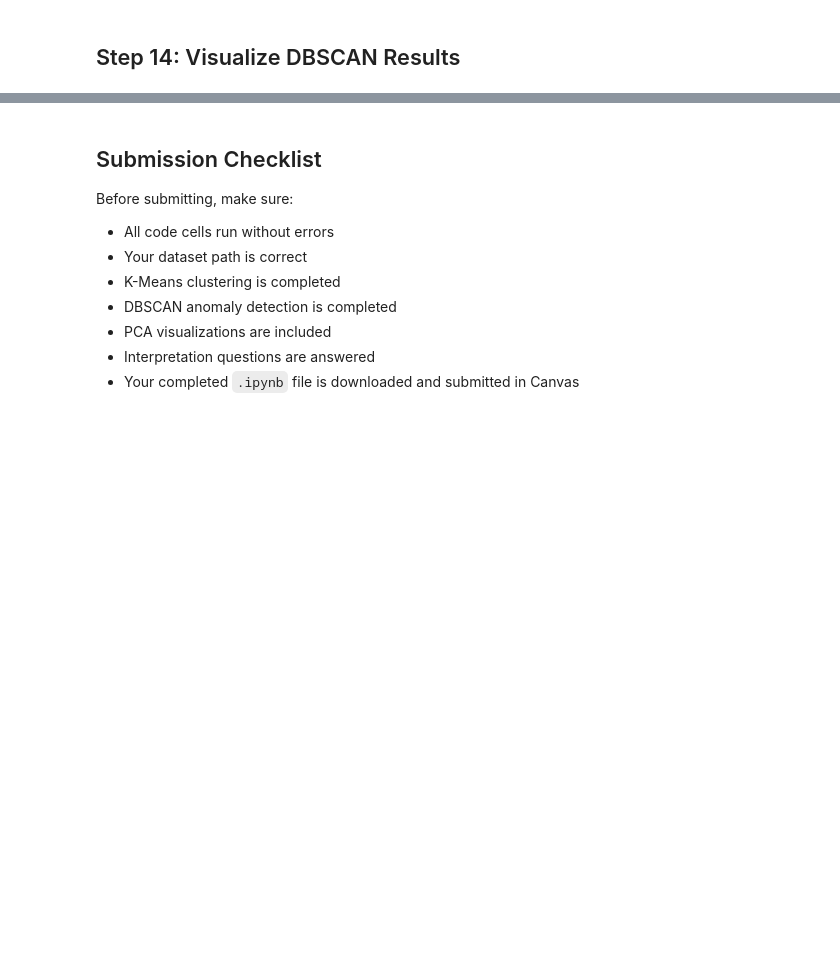
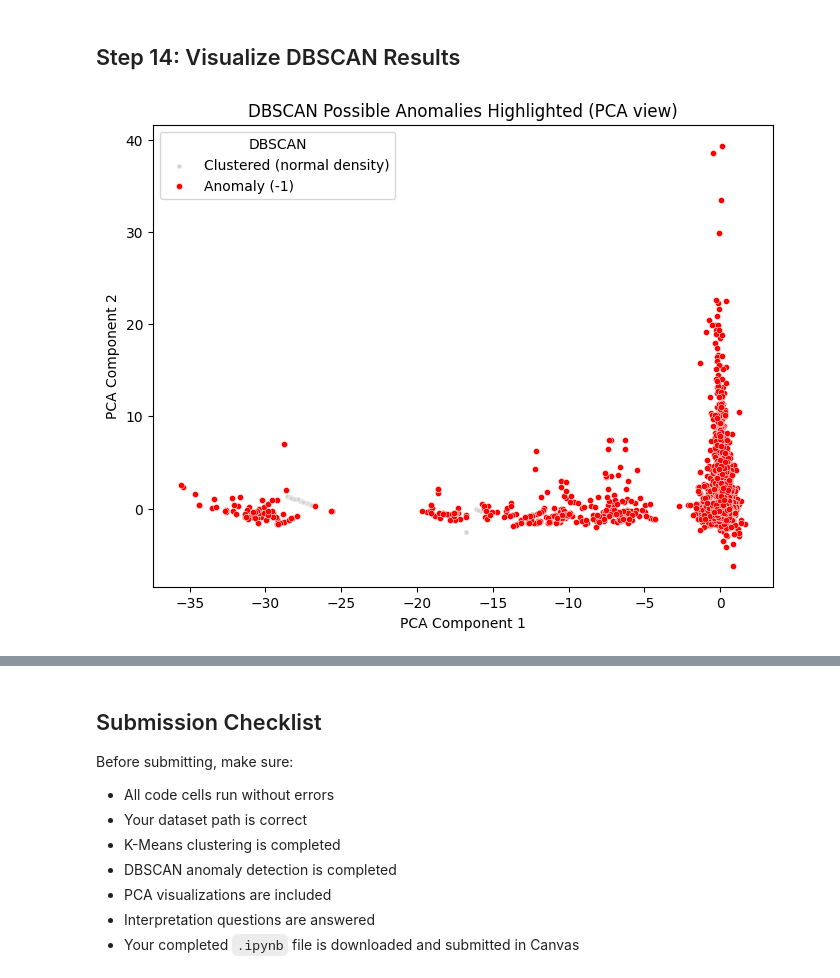
Before and after one commit to kayronmacon/IML, a Jupyter notebook: modules/M03/M03-L02/Assignment_Lab_3.2_Unsupervised_Fraud_Anomaly_Detection_Starter.ipynb, the cells around one changed output, grey strips where cells are left out. Drawn from its saved outputs; the diff is of its cells as text; code cells hidden in the pictures; blank space fills up the shorter version.

```diff
--- a/modules/M03/M03-L02/Assignment_Lab_3.2_Unsupervised_Fraud_Anomaly_Detection_Starter.ipynb
+++ b/modules/M03/M03-L02/Assignment_Lab_3.2_Unsupervised_Fraud_Anomaly_Detection_Starter.ipynb
@@ -176,12 +300,14 @@ DBSCAN identifies dense groups and labels outliers as `-1`.
 
 A label of `-1` may represent possible anomalies.
 # %%
-# TODO: Create and train a DBSCAN model
+# Create and train a DBSCAN model with the recommended parameters.
+# DBSCAN groups dense regions into clusters and labels low-density points
+# as -1 (treated here as possible anomalies).
+dbscan = DBSCAN(eps=2.5, min_samples=5)
+df["dbscan_cluster"] = dbscan.fit_predict(X_scaled)
 
-# Recommended starting parameters:
-# dbscan = DBSCAN(eps=2.5, min_samples=5)
+print("DBSCAN cluster sizes (-1 = anomaly / noise):")
+print(df["dbscan_cluster"].value_counts().sort_index())
 
-# df["dbscan_cluster"] = dbscan.fit_predict(X_scaled)
-
-# Display DBSCAN cluster counts
-# print(df["dbscan_cluster"].value_counts().sort_index())
+n_clusters = df.loc[df["dbscan_cluster"] != -1, "dbscan_cluster"].nunique()
+print("\nNumber of dense clusters found (excluding noise):", n_clusters)
@@ -210,22 +383,27 @@ Use the `Class` column only after DBSCAN has identified possible anomalies.
 # %% [markdown]
 ## Step 14: Visualize DBSCAN Results
 # %%
-# TODO: Create a PCA scatter plot for DBSCAN results
+# PCA scatter plot highlighting DBSCAN anomalies vs. clustered points
+df["is_anomaly"] = df["dbscan_cluster"] == -1
 
-# plt.figure(figsize=(8, 6))
-# sns.scatterplot(
-#     data=df,
-#     x="PCA1",
-#     y="PCA2",
-#     hue="dbscan_cluster",
-#     palette="tab10",
-#     s=15
-# )
-# plt.title("DBSCAN Clusters and Possible Anomalies")
-# plt.xlabel("PCA Component 1")
-# plt.ylabel("PCA Component 2")
-# plt.legend(title="DBSCAN Cluster")
-# plt.show()
+plt.figure(figsize=(8, 6))
+sns.scatterplot(
+    data=df[~df["is_anomaly"]],
+    x="PCA1", y="PCA2",
+    color="lightgray", s=12, label="Clustered (normal density)",
+)
+sns.scatterplot(
+    data=df[df["is_anomaly"]],
+    x="PCA1", y="PCA2",
+    color="red", s=20, label="Anomaly (-1)",
+)
+plt.title("DBSCAN Possible Anomalies Highlighted (PCA view)")
+plt.xlabel("PCA Component 1")
+plt.ylabel("PCA Component 2")
+plt.legend(title="DBSCAN")
+plt.show()
+# %% [output]
+[figure, added]
 # %% [markdown]
 ## Step 15: Interpretation Questions
 
```
Also changed, not shown: parts of 14 cells of this notebook, 9 other files.
